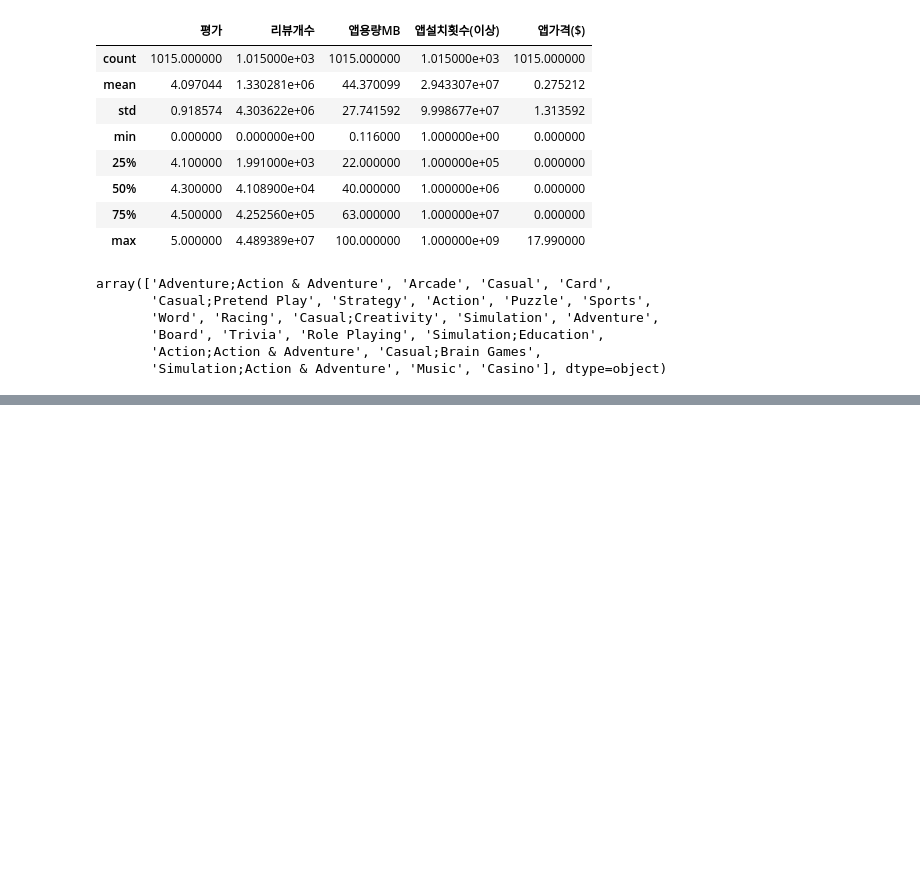
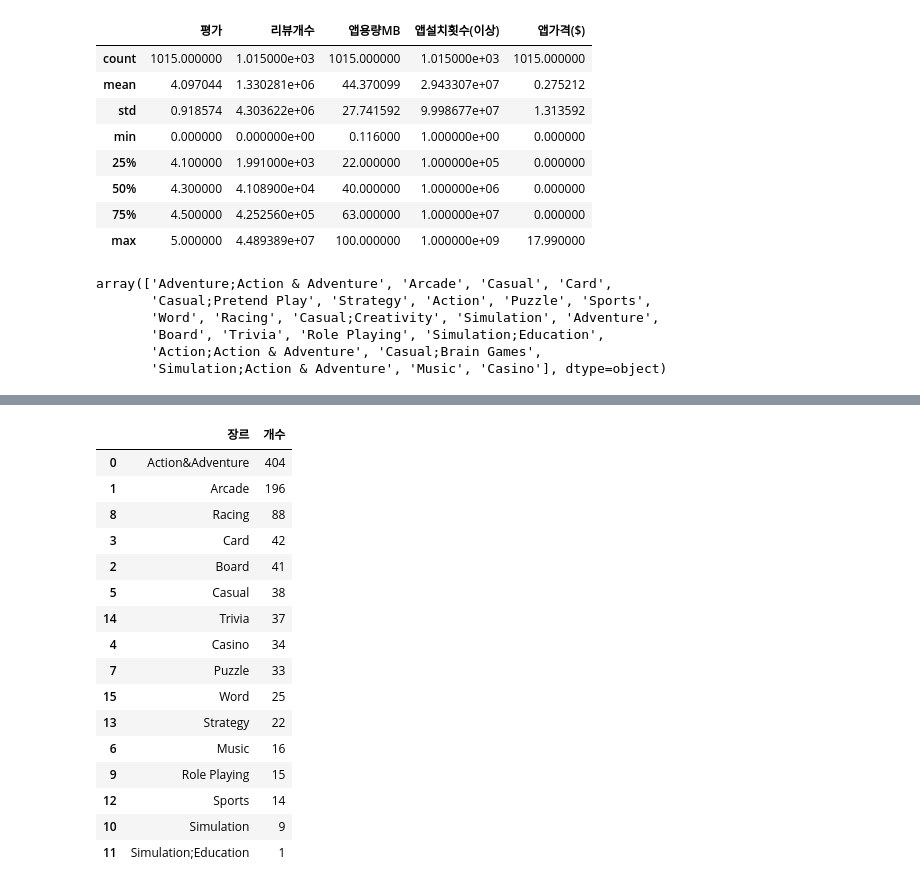
Before and after one commit to young-hun-jo/KaggleStruggle, a Jupyter notebook: google_playstore/google_playstore.ipynb, the cells around one changed output, grey strips where cells are left out. Drawn from its saved outputs; the diff is of its cells as text; code cells hidden in the pictures; blank space fills up the shorter version.

```diff
--- a/google_playstore/google_playstore.ipynb
+++ b/google_playstore/google_playstore.ipynb
@@ -790,3 +792,28 @@ game.head(10)
 | 1661 | Temple Run 2 | GAME | 4.3 | 8118609 | 62.0 | 500000000 | Free | 0.0 | Everyone | Action | 4 | ... |
 | 1662 | Pou | GAME | 4.3 | 10485308 | 24.0 | 500000000 | Free | 0.0 | Everyone | Casual | 4 | ... |
 | 1663 | Helix Jump | GAME | 4.2 | 1497361 | 33.0 | 100000000 | Free | 0.0 | Everyone | Action | 4 | ... |
+# %%
+# 장르별로 Game앱들 개수를 막대그래프로 표시해보자.
+game_df = pd.DataFrame(game.groupby(['장르'])['장르'].count())
+game_df.columns = ['개수']
+game_df = game_df.reset_index()
+game_df = game_df.sort_values(by=['개수'],ascending=False)
+game_df
+# %% [output]
+|  | 장르 | 개수 |
+| 0 | Action&Adventure | 404 |
+| 1 | Arcade | 196 |
+| 8 | Racing | 88 |
+| 3 | Card | 42 |
+| 2 | Board | 41 |
+| 5 | Casual | 38 |
+| 14 | Trivia | 37 |
+| 4 | Casino | 34 |
+| 7 | Puzzle | 33 |
+| 15 | Word | 25 |
+| 13 | Strategy | 22 |
+| 6 | Music | 16 |
+| 9 | Role Playing | 15 |
+| 12 | Sports | 14 |
+| 10 | Simulation | 9 |
+| 11 | Simulation;Education | 1 |
```
Also changed, not shown: parts of 12 cells of this notebook.
